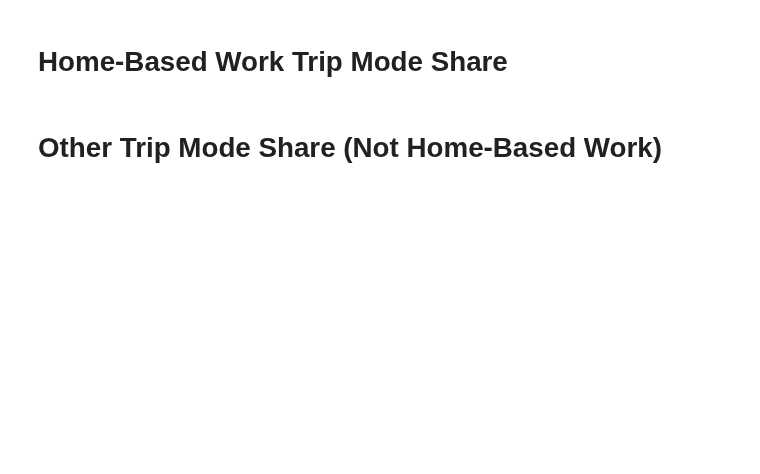
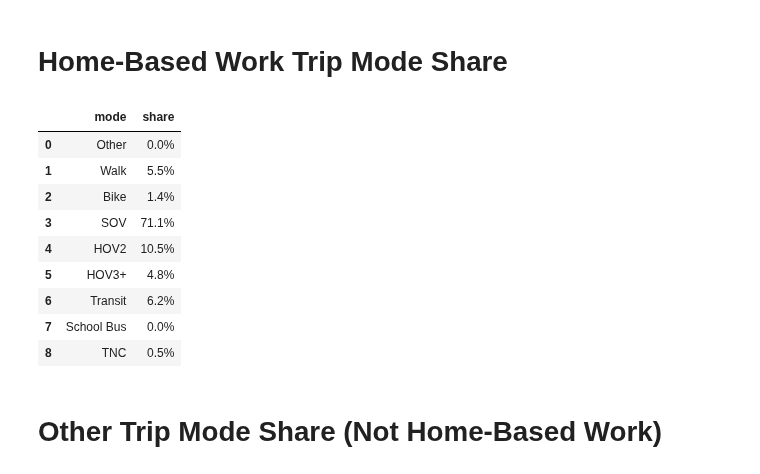
Before and after one commit to psrc/soundcast, a Jupyter notebook: scripts/summarize/notebooks/topsheet_summary.ipynb, the cells around one changed output. Cells and saved outputs as stored; diff of their text form; code cells hidden in the pictures; blank space fills up the shorter version.

```diff
--- a/scripts/summarize/notebooks/topsheet_summary.ipynb
+++ b/scripts/summarize/notebooks/topsheet_summary.ipynb
@@ -337,25 +348,37 @@ display(dfplot)
 # %%
 trip['Trip Type'] = 'Not Home-Based Work'
 trip.loc[(((trip['opurp']==0) & (trip['dpurp']==1)) | ((trip['opurp']==1) & (trip['dpurp']==0))),'Trip Type']= 'Home-Based Work'
 hbw_trips = trip.loc[trip['Trip Type']=='Home-Based Work']
 model_df_hbw = hbw_trips[['mode','trexpfac']].groupby(['mode']).sum()[['trexpfac']]/hbw_trips[['trexpfac']].sum()
 model_df_hbw.reset_index(inplace=True)
 mode_dict = {0:'Other',1:'Walk',2:'Bike',3:'SOV',4:'HOV2',5:'HOV3+',6:'Transit',8:'School Bus',9:'TNC'}
 model_df_hbw.replace({'mode':mode_dict}, inplace=True)
 model_df_hbw.columns = ['mode', 'share']
 model_df_hbw
 
 # Survey trip
 survey_trip.loc[(((survey_trip['opurp']==0) & (survey_trip['dpurp']==1)) | ((survey_trip['opurp']==1) & (survey_trip['dpurp']==0))),'Trip Type']= 'Home-Based Work'
 survey_hbw_trips = survey_trip.loc[survey_trip['Trip Type']=='Home-Based Work']
 survey_df_hbw = survey_hbw_trips[['mode','trexpfac']].groupby(['mode']).sum()[['trexpfac']]/survey_hbw_trips[['trexpfac']].sum()
 survey_df_hbw.reset_index(inplace=True)
 mode_dict = {0:'Other',1:'Walk',2:'Bike',3:'SOV',4:'HOV2',5:'HOV3+',6:'Transit',8:'School Bus',9:'TNC'}
 survey_df_hbw.replace({'mode':mode_dict}, inplace=True)
 survey_df_hbw.columns = ['mode', 'share']
 
 model_df_hbw.merge(survey_df_hbw, on='mode', suffixes=['_model','_survey']).reset_index()
 model_df_hbw.to_csv(os.path.join(os.getcwd(), r'..\..\..\outputs\compare\topsheet','13_hbw_trip_mode_share.csv'))
+model_df_hbw
+# %% [output]
+|  | mode | share |
+| 0 | Other | 0.0% |
+| 1 | Walk | 5.5% |
+| 2 | Bike | 1.4% |
+| 3 | SOV | 71.1% |
+| 4 | HOV2 | 10.5% |
+| 5 | HOV3+ | 4.8% |
+| 6 | Transit | 6.2% |
+| 7 | School Bus | 0.0% |
+| 8 | TNC | 0.5% |
 # %% [markdown]
 # Other Trip Mode Share (Not Home-Based Work)
 # %%
```
Also changed, not shown: parts of 11 cells of this notebook.
